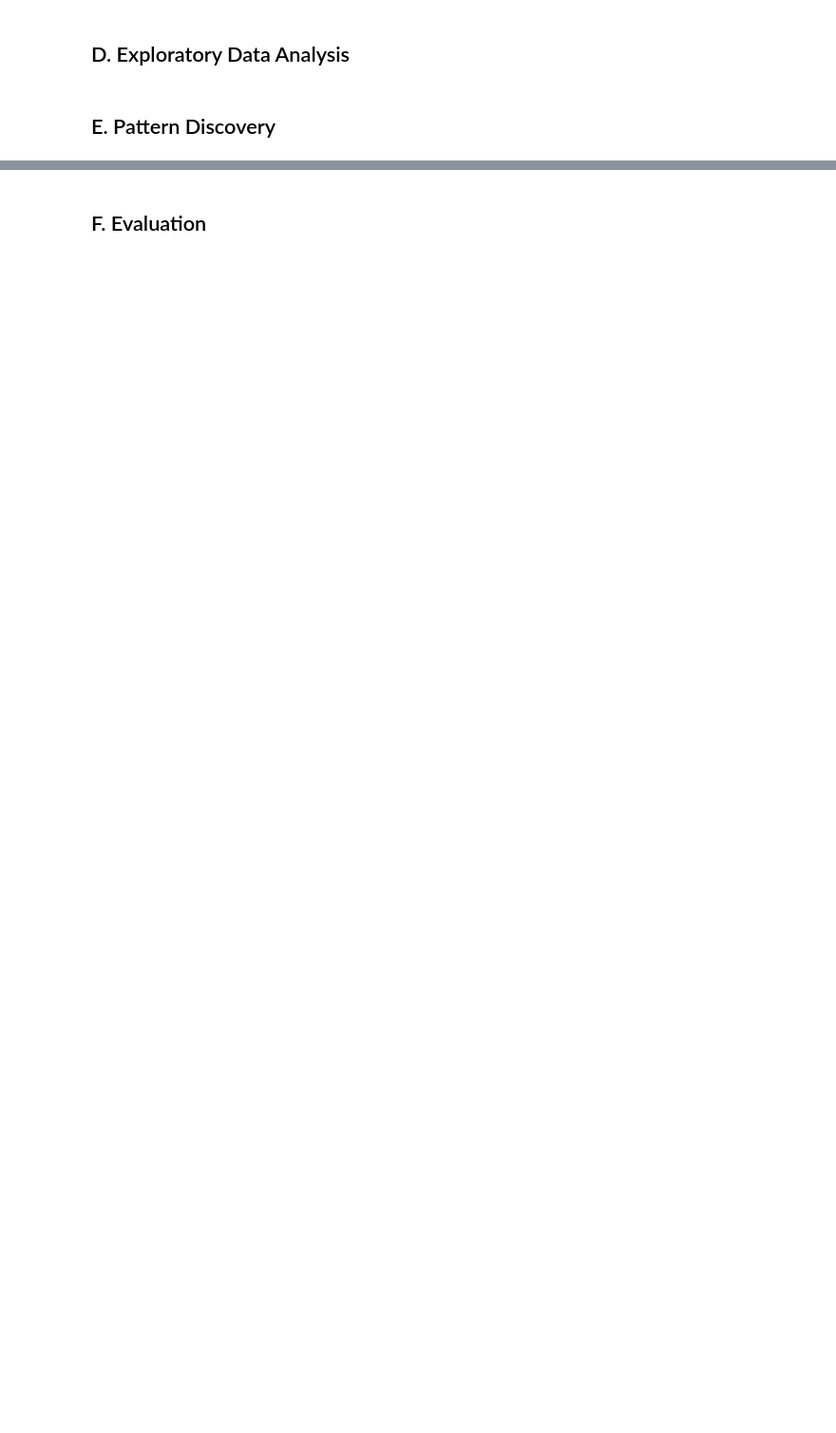
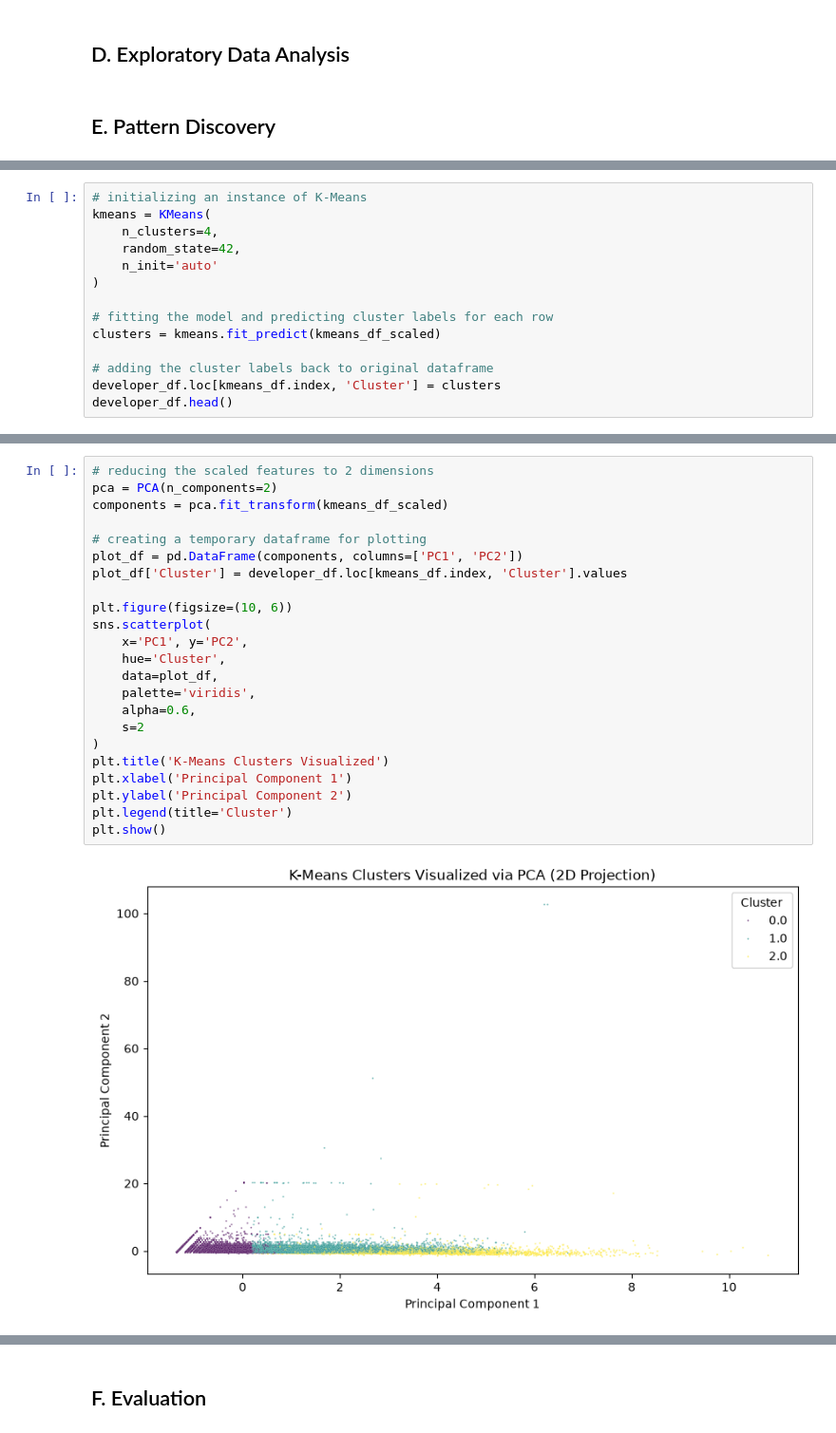
Before and after one commit to mangabe16/steam-developer-career-patterns, a Jupyter notebook: submission.ipynb, the cells around one changed output, grey strips where cells are left out. Shown at 95% size. Cells and saved outputs as stored; diff of their text form; blank space fills up the shorter version.

```diff
--- a/submission.ipynb
+++ b/submission.ipynb
@@ -394,0 +458,14 @@ Support website
+# %%
+# initializing an instance of K-Means
+kmeans = KMeans(
+    n_clusters=4,
+    random_state=42,
+    n_init='auto'
+)
+
+# fitting the model and predicting cluster labels for each row
+clusters = kmeans.fit_predict(kmeans_df_scaled)
+
+# adding the cluster labels back to original dataframe
+developer_df.loc[kmeans_df.index, 'Cluster'] = clusters
+developer_df.head()
@@ -394,0 +490,25 @@ Support website
+# %%
+# reducing the scaled features to 2 dimensions
+pca = PCA(n_components=2)
+components = pca.fit_transform(kmeans_df_scaled)
+
+# creating a temporary dataframe for plotting
+plot_df = pd.DataFrame(components, columns=['PC1', 'PC2'])
+plot_df['Cluster'] = developer_df.loc[kmeans_df.index, 'Cluster'].values
+
+plt.figure(figsize=(10, 6))
+sns.scatterplot(
+    x='PC1', y='PC2',
+    hue='Cluster',
+    data=plot_df,
+    palette='viridis',
+    alpha=0.6,
+    s=2
+)
+plt.title('K-Means Clusters Visualized')
+plt.xlabel('Principal Component 1')
+plt.ylabel('Principal Component 2')
+plt.legend(title='Cluster')
+plt.show()
+# %% [output]
+[figure, added]
```
Also changed, not shown: parts of 52 cells of this notebook, 1 other file.
